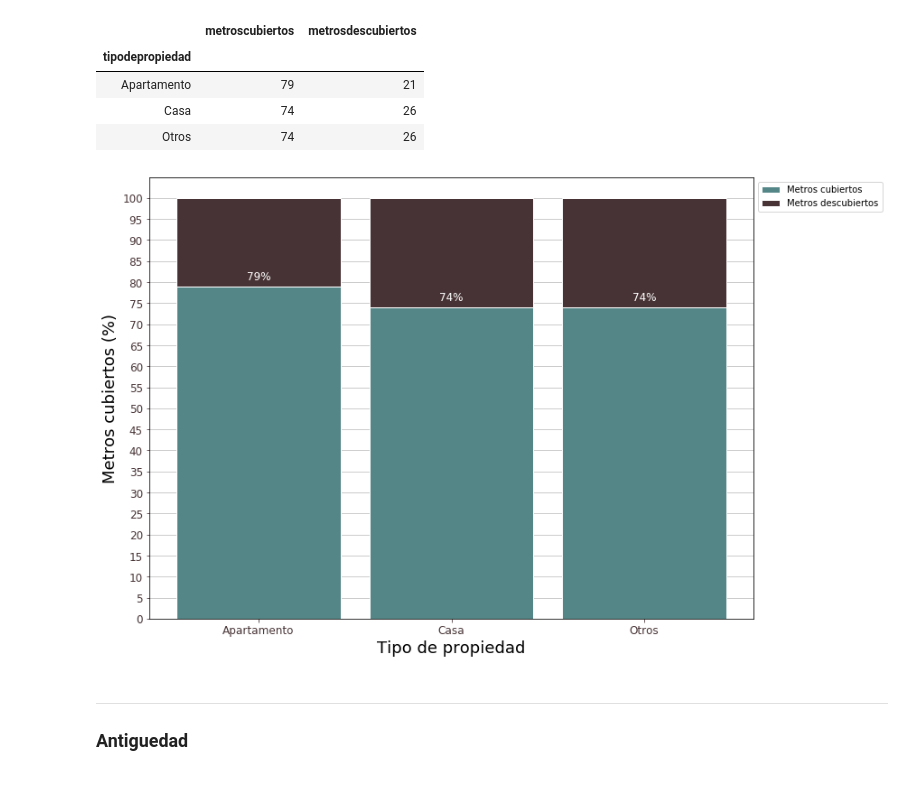
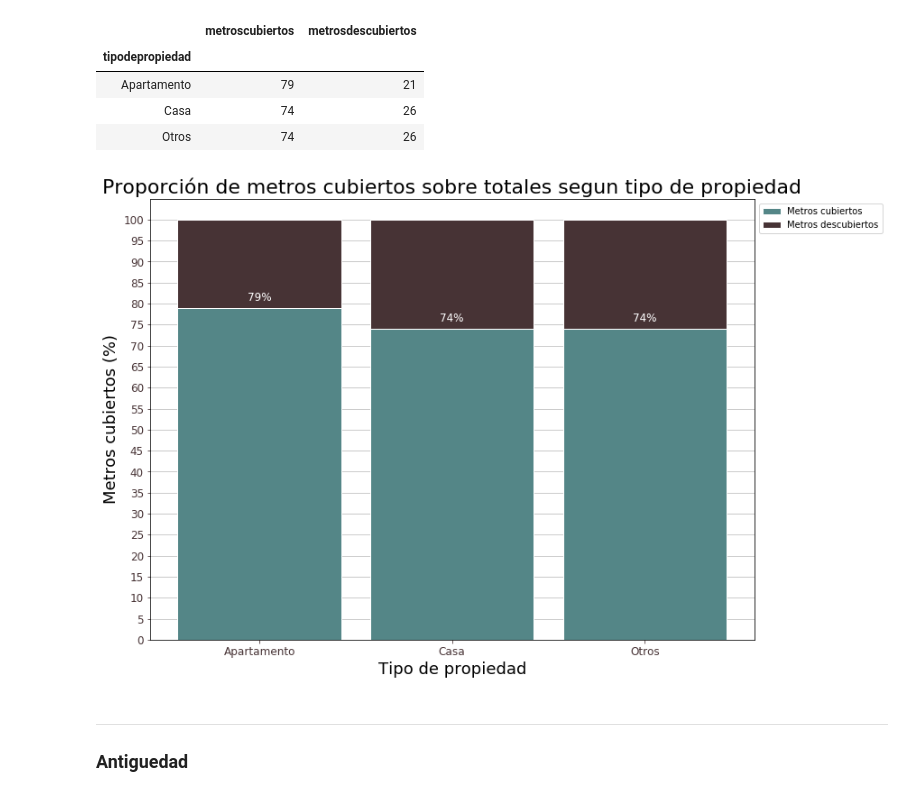
Before and after one commit to nicomatex/datos_tp1_2c2019, a Jupyter notebook: notebooks/Distribucion de variables/distribucion de variables.ipynb, the cells around one changed output. Saved outputs shown, nothing was run; the diff lists cells and outputs as text; code cells hidden in the pictures.

```diff
--- a/notebooks/Distribucion de variables/distribucion de variables.ipynb
+++ b/notebooks/Distribucion de variables/distribucion de variables.ipynb
@@ -235,34 +236,35 @@ raw_data = {'cubiertos': cubiertos, 'descubiertos': descubiertos}
 data = pd.DataFrame(raw_data)
 names = ('Apartamento', 'Casa', 'Otros')
 
 # plot
 barWidth = 0.85
 lol = plt.bar(r, data['cubiertos'], color=azul, edgecolor='white', width=barWidth, label="Metros cubiertos")
 plt.bar(r, data['descubiertos'], bottom=data['cubiertos'], color=marron, edgecolor='white', width=barWidth, label="Metros descubiertos")
 
 plt.xlabel("Tipo de propiedad", fontsize=18)
 plt.ylabel("Metros cubiertos (%)", fontsize=18)
 plt.xticks(r, names, rotation=0)
 plt.yticks(np.arange(0, 105, step=5))
+plt.title('Proporción de metros cubiertos sobre totales segun tipo de propiedad',fontsize=22)
 
 plt.grid(axis='y')
 plt.tick_params(colors=marron, grid_alpha=0.8, labelsize=12)
 
 # Make some labels.
 rects = lol.patches
 
 for rect in rects:
     height = rect.get_height()
     plt.text(rect.get_x() + rect.get_width() / 2, height+1, str(height)+'%', ha='center', va='bottom',
             color='white', size=12)
 
 
 # Add a legend
 plt.legend(loc='upper left', bbox_to_anchor=(1,1), ncol=1)
 
 plt.savefig("metros cubiertos porcentuales.png", transparent=True, bbox_inches='tight')
 # %% [output]
-[figure, old version]
+[figure, new version]
 # %% [markdown]
 <hr>
 
```
Also changed, not shown: parts of 1 cell of this notebook.
